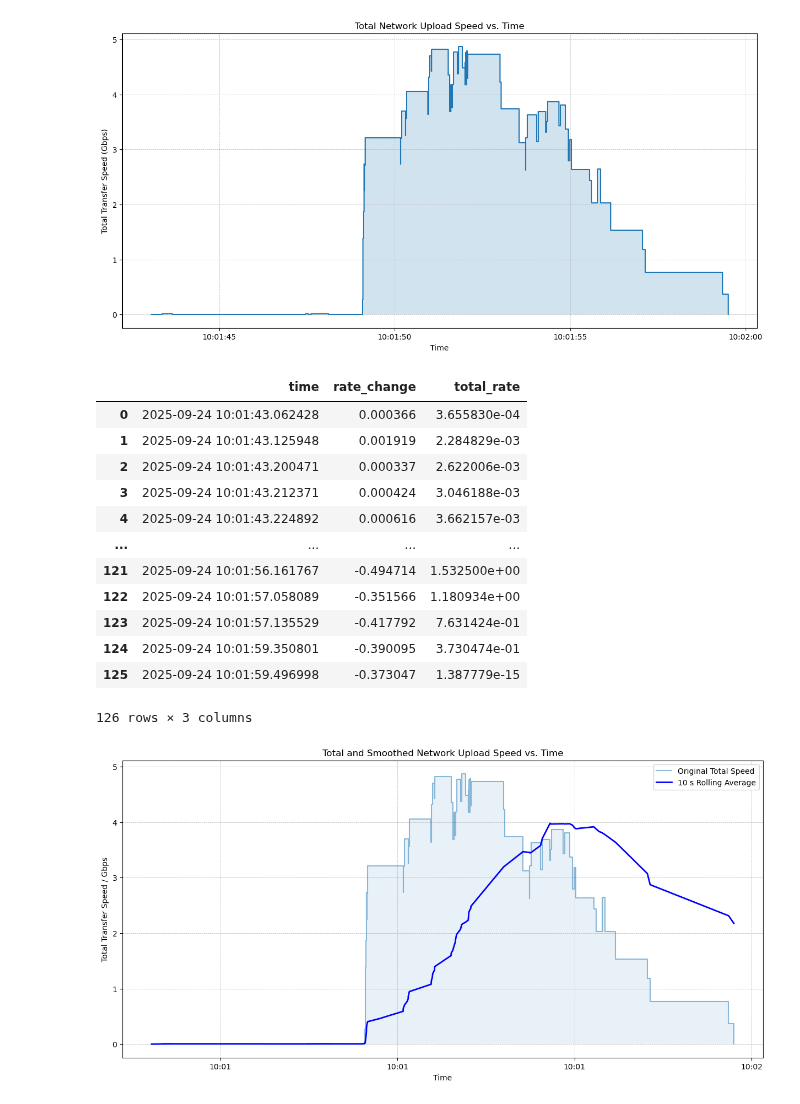
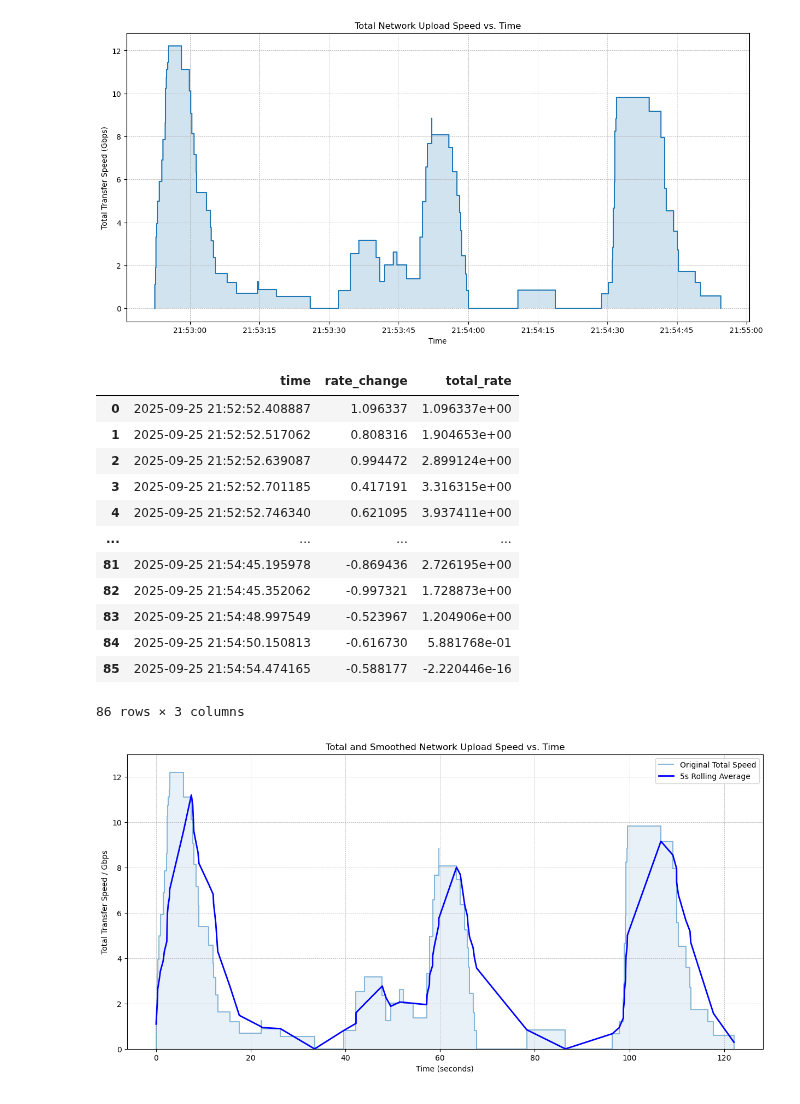
Before and after one commit to lsst-uk/csd3-echo-somerville, a Jupyter notebook: csd3-side/notebooks/transfer_speeds_from_log.ipynb, the cells around one changed output. Saved outputs shown, nothing was run; the diff lists cells and outputs as text; code cells hidden in the pictures.

Commit message:
benchmarked cirrus vs somerville

```diff
--- a/csd3-side/notebooks/transfer_speeds_from_log.ipynb
+++ b/csd3-side/notebooks/transfer_speeds_from_log.ipynb
@@ -8,5 +8,5 @@ data-dummy_data-lsst-backup.csv  data-dummy_data-lsst-backup_WITH_ZIPS.csv
 # %%
-df = pd.read_csv('~/somerville-ral-dummy-test/data-dummy_data-lsst-backup.csv').drop(columns=['LOCAL_FOLDER', 'BUCKET_NAME', 'DESTINATION_KEY', 'CHECKSUM'])
+df = pd.read_csv('~/cirrus-ral-dummy-test/ssd/data-dummy_data-lsst-backup.csv').drop(columns=['LOCAL_FOLDER', 'BUCKET_NAME', 'DESTINATION_KEY', 'CHECKSUM'])
 df
 # %% [output]
 |  | LOCAL_PATH | FILE_SIZE | ZIP_CONTENTS | FILES_PER_ZIP | UPLOAD_TIME | UPLOAD_START | UPLOAD_END |
@@ -514,59 +536,60 @@ plt.grid(True, which='both', linestyle='--', linewidth=0.5)
 plt.fill_between(plot_times, plot_rates, alpha=0.2)
 plt.show()
 # %% [output]
-[figure, old version]
+[figure, new version]
 # %%
 events_df
 # %% [output]
 |  | time | rate_change | total_rate |
-| 0 | 2025-09-24 10:01:43.062428 | 0.000366 | 3.655830e-04 |
-| 1 | 2025-09-24 10:01:43.125948 | 0.001919 | 2.284829e-03 |
-| 2 | 2025-09-24 10:01:43.200471 | 0.000337 | 2.622006e-03 |
-| 3 | 2025-09-24 10:01:43.212371 | 0.000424 | 3.046188e-03 |
-| 4 | 2025-09-24 10:01:43.224892 | 0.000616 | 3.662157e-03 |
+| 0 | 2025-09-25 21:52:52.408887 | 1.096337 | 1.096337e+00 |
+| 1 | 2025-09-25 21:52:52.517062 | 0.808316 | 1.904653e+00 |
+| 2 | 2025-09-25 21:52:52.639087 | 0.994472 | 2.899124e+00 |
+| 3 | 2025-09-25 21:52:52.701185 | 0.417191 | 3.316315e+00 |
+| 4 | 2025-09-25 21:52:52.746340 | 0.621095 | 3.937411e+00 |
 | ... | ... | ... | ... |
-| 121 | 2025-09-24 10:01:56.161767 | -0.494714 | 1.532500e+00 |
-| 122 | 2025-09-24 10:01:57.058089 | -0.351566 | 1.180934e+00 |
-| 123 | 2025-09-24 10:01:57.135529 | -0.417792 | 7.631424e-01 |
-| 124 | 2025-09-24 10:01:59.350801 | -0.390095 | 3.730474e-01 |
-| 125 | 2025-09-24 10:01:59.496998 | -0.373047 | 1.387779e-15 |
+| 81 | 2025-09-25 21:54:45.195978 | -0.869436 | 2.726195e+00 |
+| 82 | 2025-09-25 21:54:45.352062 | -0.997321 | 1.728873e+00 |
+| 83 | 2025-09-25 21:54:48.997549 | -0.523967 | 1.204906e+00 |
+| 84 | 2025-09-25 21:54:50.150813 | -0.616730 | 5.881768e-01 |
+| 85 | 2025-09-25 21:54:54.474165 | -0.588177 | -2.220446e-16 |
-126 rows × 3 columns
+86 rows × 3 columns
 # %%
+# ...existing code...
 # --- 6. Plot Smoothed Throughput Over Time ---
-
-# Import the necessary formatter from matplotlib
-from matplotlib.dates import DateFormatter
 
 # To perform a time-based rolling average, we first set the 'time' column as the index.
 events_indexed_by_time = events_df.set_index('time')
 
-# Calculate the rolling mean over a 60-second window.
+# Calculate the rolling mean over a 5-second window.
 # This creates a new series with the smoothed transfer rate.
 smoothed_rate = events_indexed_by_time['total_rate'].rolling('5s').mean()
+
+# --- NEW: Convert x-axis from datetime to elapsed seconds ---
+# Get the start time of the first event
+start_time = events_df['time'].min()
+
+# Convert the datetime values for both plots to elapsed seconds from the start time
+plot_times_seconds = [(t - start_time).total_seconds() for t in plot_times]
+smoothed_times_seconds = (smoothed_rate.index - start_time).total_seconds()
 
 
 # Plotting the original and smoothed data together
 plt.figure(figsize=(15, 7))
 
-# Plot the original, "spiky" step plot from the previous cell
-plt.plot(plot_times, plot_rates, label='Original Total Speed', alpha=0.5)
-plt.fill_between(plot_times, plot_rates, alpha=0.1)
+# Plot the original, "spiky" step plot using elapsed seconds
+plt.plot(plot_times_seconds, plot_rates, label='Original Total Speed', alpha=0.5)
+plt.fill_between(plot_times_seconds, plot_rates, alpha=0.1)
 
-# Plot the new smoothed data
-plt.plot(smoothed_rate.index, smoothed_rate.values, label='10 s Rolling Average', color='blue', linewidth=2)
+# Plot the new smoothed data using elapsed seconds
+plt.plot(smoothed_times_seconds, smoothed_rate.values, label='5s Rolling Average', color='blue', linewidth=2)
 
 plt.title('Total and Smoothed Network Upload Speed vs. Time')
-plt.xlabel('Time')
+plt.xlabel('Time (seconds)')
 plt.ylabel('Total Transfer Speed / Gbps')
 plt.grid(True, which='both', linestyle='--', linewidth=0.5)
-# plt.xlim(events_df['time'].min()+pd.Timedelta(minutes=20), events_df['time'].max()+pd.Timedelta(minutes=10))
-# plt.ylim(0, 40)
+plt.ylim(0, 13)
 plt.legend()
 
-# Get the current axes and set the x-axis formatter
-ax = plt.gca()
-ax.xaxis.set_major_formatter(DateFormatter('%H:%M'))
-
 plt.show()
 # %% [output]
-[figure, old version]
+[figure, new version]
```
Also changed, not shown: parts of 33 cells of this notebook.
